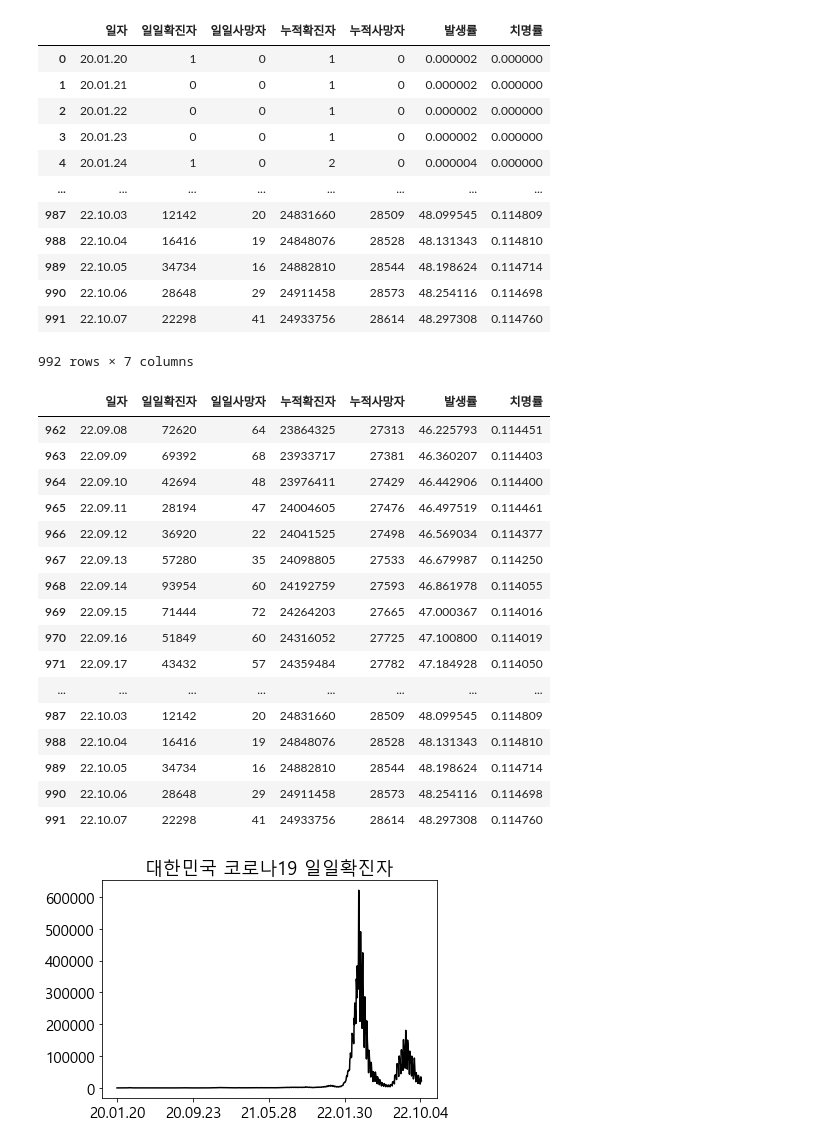
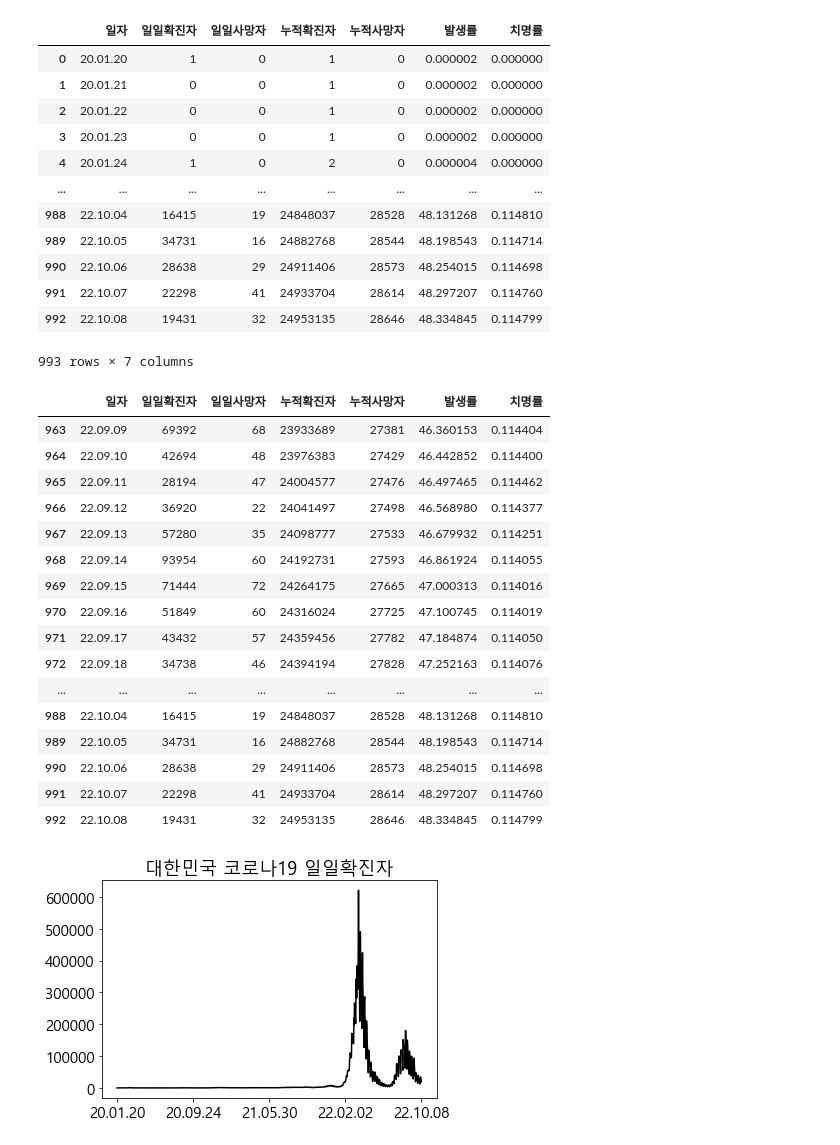
Before and after one commit to cpwoo/ProjectCorona, a Jupyter notebook: ProjectCorona.ipynb, the cells around one changed output. Cells and saved outputs as stored; diff of their text form; code cells hidden in the pictures.

```diff
--- a/ProjectCorona.ipynb
+++ b/ProjectCorona.ipynb
@@ -7,51 +7,51 @@ matplotlib.rcParams['axes.unicode_minus'] = False
 # %%
 import pandas as pd
 import numpy as np
-df = pd.read_excel('코로나바이러스감염증-19_확진환자_발생현황_221007.xlsx', skiprows=[0,1,2,3,5])
+df = pd.read_excel('코로나바이러스감염증-19_확진환자_발생현황_221008.xlsx', skiprows=[0,1,2,3,5])
 df.drop(columns=['국내발생(명)', '해외유입(명)'], inplace=True)
 df.rename(columns={'계(명)':'일일확진자', '사망(명)':'일일사망자'}, inplace=True)
 df['일자'] = df['일자'].dt.strftime('%y.%m.%d')
 df.replace('-', 0, inplace=True)
 df['누적확진자'] = df['일일확진자'].cumsum()
 df['누적사망자'] = df['일일사망자'].cumsum()
 df['발생률'] = df['누적확진자'] / 51625561 * 100
 df['치명률'] = df['누적사망자'] / df['누적확진자'] * 100
 df
 # %% [output]
 |  | 일자 | 일일확진자 | 일일사망자 | 누적확진자 | 누적사망자 | 발생률 | 치명률 |
 | 0 | 20.01.20 | 1 | 0 | 1 | 0 | 0.000002 | 0.000000 |
 | 1 | 20.01.21 | 0 | 0 | 1 | 0 | 0.000002 | 0.000000 |
 | 2 | 20.01.22 | 0 | 0 | 1 | 0 | 0.000002 | 0.000000 |
 | 3 | 20.01.23 | 0 | 0 | 1 | 0 | 0.000002 | 0.000000 |
 | 4 | 20.01.24 | 1 | 0 | 2 | 0 | 0.000004 | 0.000000 |
 | ... | ... | ... | ... | ... | ... | ... | ... |
-| 987 | 22.10.03 | 12142 | 20 | 24831660 | 28509 | 48.099545 | 0.114809 |
-| 988 | 22.10.04 | 16416 | 19 | 24848076 | 28528 | 48.131343 | 0.114810 |
-| 989 | 22.10.05 | 34734 | 16 | 24882810 | 28544 | 48.198624 | 0.114714 |
-| 990 | 22.10.06 | 28648 | 29 | 24911458 | 28573 | 48.254116 | 0.114698 |
-| 991 | 22.10.07 | 22298 | 41 | 24933756 | 28614 | 48.297308 | 0.114760 |
+| 988 | 22.10.04 | 16415 | 19 | 24848037 | 28528 | 48.131268 | 0.114810 |
+| 989 | 22.10.05 | 34731 | 16 | 24882768 | 28544 | 48.198543 | 0.114714 |
+| 990 | 22.10.06 | 28638 | 29 | 24911406 | 28573 | 48.254015 | 0.114698 |
+| 991 | 22.10.07 | 22298 | 41 | 24933704 | 28614 | 48.297207 | 0.114760 |
+| 992 | 22.10.08 | 19431 | 32 | 24953135 | 28646 | 48.334845 | 0.114799 |
-992 rows × 7 columns
+993 rows × 7 columns
 # %%
 df30 = df.tail(30)
 df30
 # %% [output]
 |  | 일자 | 일일확진자 | 일일사망자 | 누적확진자 | 누적사망자 | 발생률 | 치명률 |
-| 962 | 22.09.08 | 72620 | 64 | 23864325 | 27313 | 46.225793 | 0.114451 |
-| 963 | 22.09.09 | 69392 | 68 | 23933717 | 27381 | 46.360207 | 0.114403 |
-| 964 | 22.09.10 | 42694 | 48 | 23976411 | 27429 | 46.442906 | 0.114400 |
-| 965 | 22.09.11 | 28194 | 47 | 24004605 | 27476 | 46.497519 | 0.114461 |
-| 966 | 22.09.12 | 36920 | 22 | 24041525 | 27498 | 46.569034 | 0.114377 |
-| 967 | 22.09.13 | 57280 | 35 | 24098805 | 27533 | 46.679987 | 0.114250 |
-| 968 | 22.09.14 | 93954 | 60 | 24192759 | 27593 | 46.861978 | 0.114055 |
-| 969 | 22.09.15 | 71444 | 72 | 24264203 | 27665 | 47.000367 | 0.114016 |
-| 970 | 22.09.16 | 51849 | 60 | 24316052 | 27725 | 47.100800 | 0.114019 |
-| 971 | 22.09.17 | 43432 | 57 | 24359484 | 27782 | 47.184928 | 0.114050 |
+| 963 | 22.09.09 | 69392 | 68 | 23933689 | 27381 | 46.360153 | 0.114404 |
+| 964 | 22.09.10 | 42694 | 48 | 23976383 | 27429 | 46.442852 | 0.114400 |
+| 965 | 22.09.11 | 28194 | 47 | 24004577 | 27476 | 46.497465 | 0.114462 |
+| 966 | 22.09.12 | 36920 | 22 | 24041497 | 27498 | 46.568980 | 0.114377 |
+| 967 | 22.09.13 | 57280 | 35 | 24098777 | 27533 | 46.679932 | 0.114251 |
+| 968 | 22.09.14 | 93954 | 60 | 24192731 | 27593 | 46.861924 | 0.114055 |
+| 969 | 22.09.15 | 71444 | 72 | 24264175 | 27665 | 47.000313 | 0.114016 |
+| 970 | 22.09.16 | 51849 | 60 | 24316024 | 27725 | 47.100745 | 0.114019 |
+| 971 | 22.09.17 | 43432 | 57 | 24359456 | 27782 | 47.184874 | 0.114050 |
+| 972 | 22.09.18 | 34738 | 46 | 24394194 | 27828 | 47.252163 | 0.114076 |
 | ... | ... | ... | ... | ... | ... | ... | ... |
-| 987 | 22.10.03 | 12142 | 20 | 24831660 | 28509 | 48.099545 | 0.114809 |
-| 988 | 22.10.04 | 16416 | 19 | 24848076 | 28528 | 48.131343 | 0.114810 |
-| 989 | 22.10.05 | 34734 | 16 | 24882810 | 28544 | 48.198624 | 0.114714 |
-| 990 | 22.10.06 | 28648 | 29 | 24911458 | 28573 | 48.254116 | 0.114698 |
-| 991 | 22.10.07 | 22298 | 41 | 24933756 | 28614 | 48.297308 | 0.114760 |
+| 988 | 22.10.04 | 16415 | 19 | 24848037 | 28528 | 48.131268 | 0.114810 |
+| 989 | 22.10.05 | 34731 | 16 | 24882768 | 28544 | 48.198543 | 0.114714 |
+| 990 | 22.10.06 | 28638 | 29 | 24911406 | 28573 | 48.254015 | 0.114698 |
+| 991 | 22.10.07 | 22298 | 41 | 24933704 | 28614 | 48.297207 | 0.114760 |
+| 992 | 22.10.08 | 19431 | 32 | 24953135 | 28646 | 48.334845 | 0.114799 |
 # %%
 x = df['일자']; y=df['일일확진자']
 plt.title('대한민국 코로나19 일일확진자')
@@ -59,7 +59,7 @@ plt.plot(x, y, color='k')
 plt.xticks(range(0, len(x), (len(x)-1)//4))
 plt.show()
 # %% [output]
-[figure, old version]
+[figure, new version]
 # %%
 x = df30['일자']; y=df30['일일확진자']
 plt.title('대한민국 코로나19 일일확진자 최근 30일')
```
Also changed, not shown: parts of 9 cells of this notebook, 7 other files.
